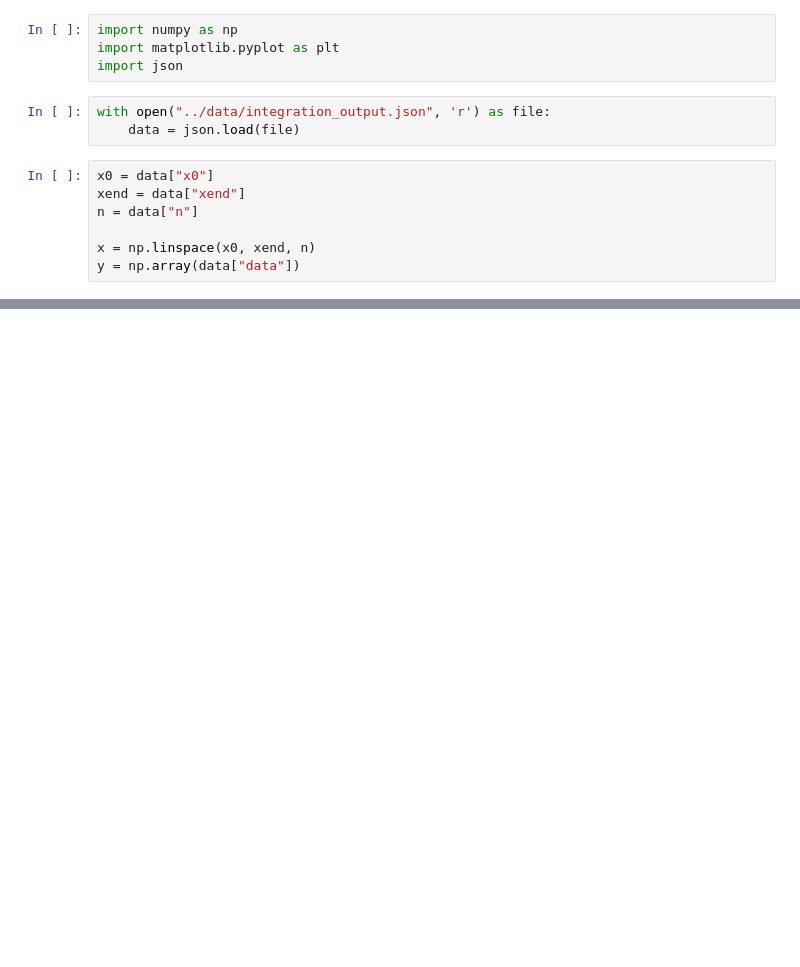
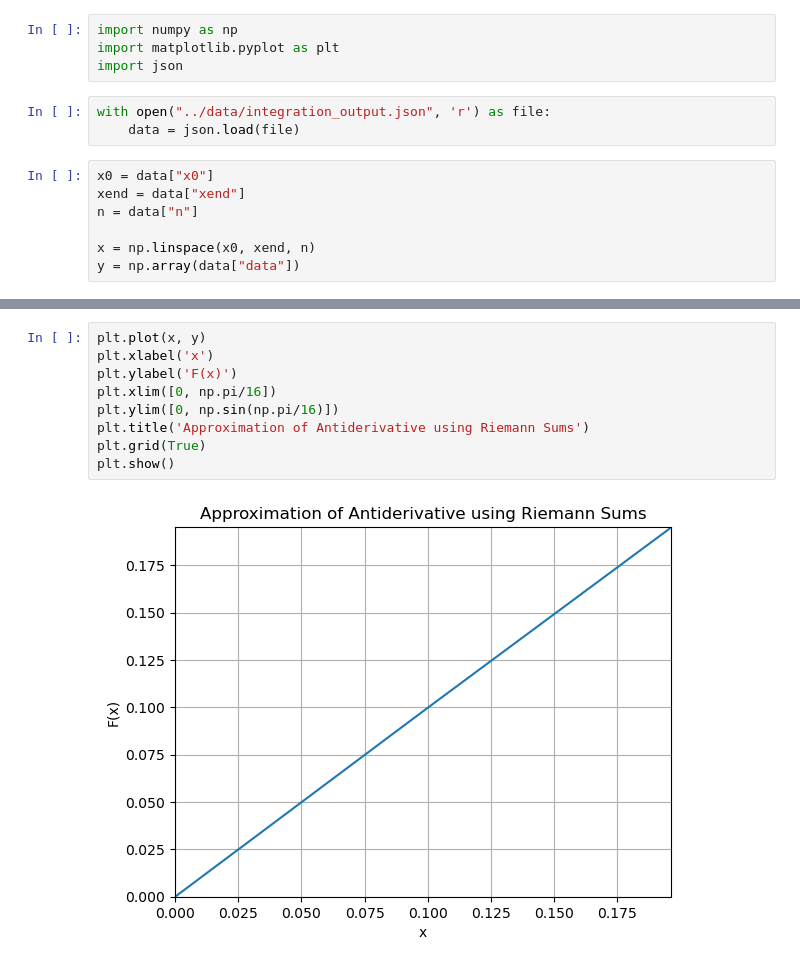
Before and after one commit to naturaljhc/numerical_methods, a Jupyter notebook: plotter/plotter.ipynb, the cells around one changed output, grey strips where cells are left out. Cells and saved outputs as stored; diff of their text form; blank space fills up the shorter version.

```diff
--- a/plotter/plotter.ipynb
+++ b/plotter/plotter.ipynb
@@ -23,0 +26,11 @@ plt.show()
+# %%
+plt.plot(x, y)
+plt.xlabel('x')
+plt.ylabel('F(x)')
+plt.xlim([0, np.pi/16])
+plt.ylim([0, np.sin(np.pi/16)])
+plt.title('Approximation of Antiderivative using Riemann Sums')
+plt.grid(True)
+plt.show()
+# %% [output]
+[figure, added]
```
Also changed, not shown: parts of 1 cell of this notebook, 4 other files.
